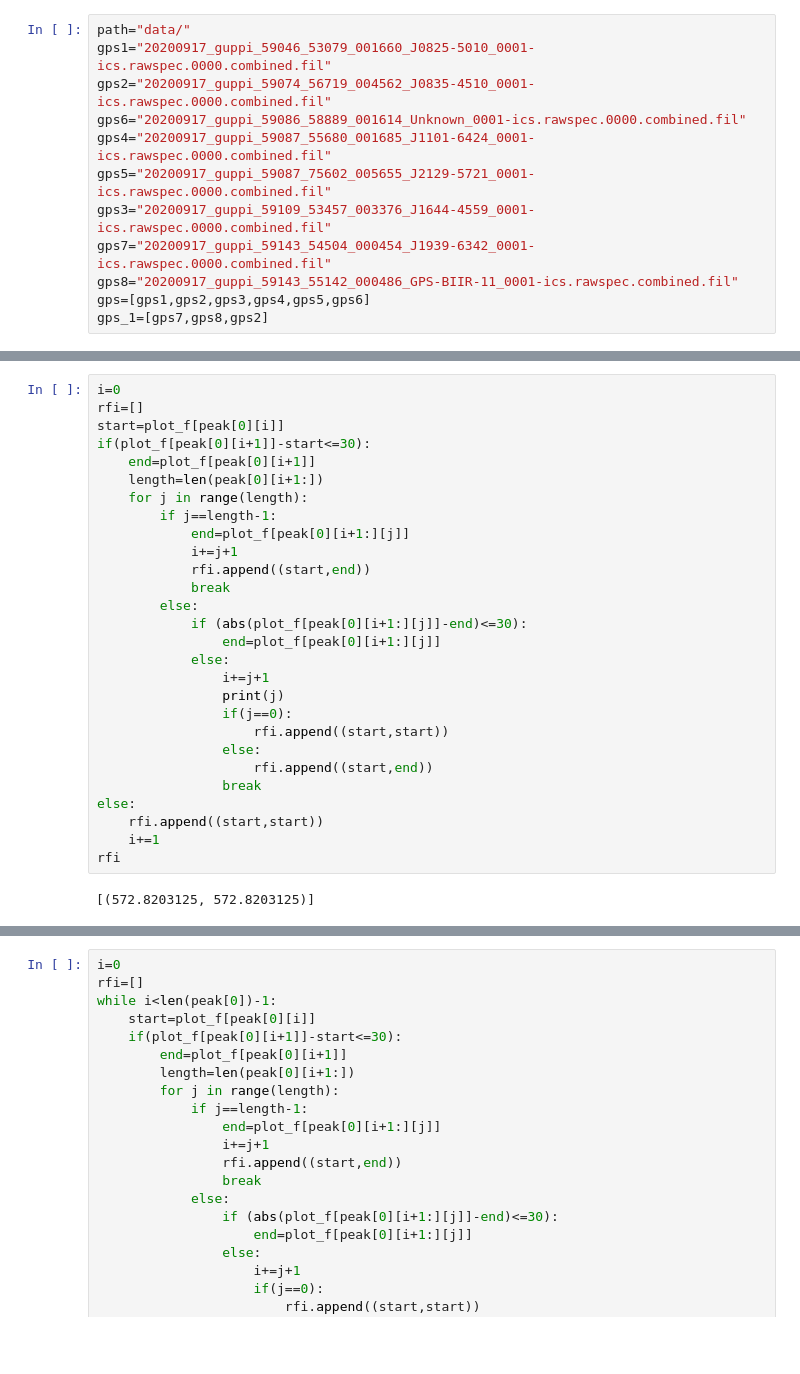
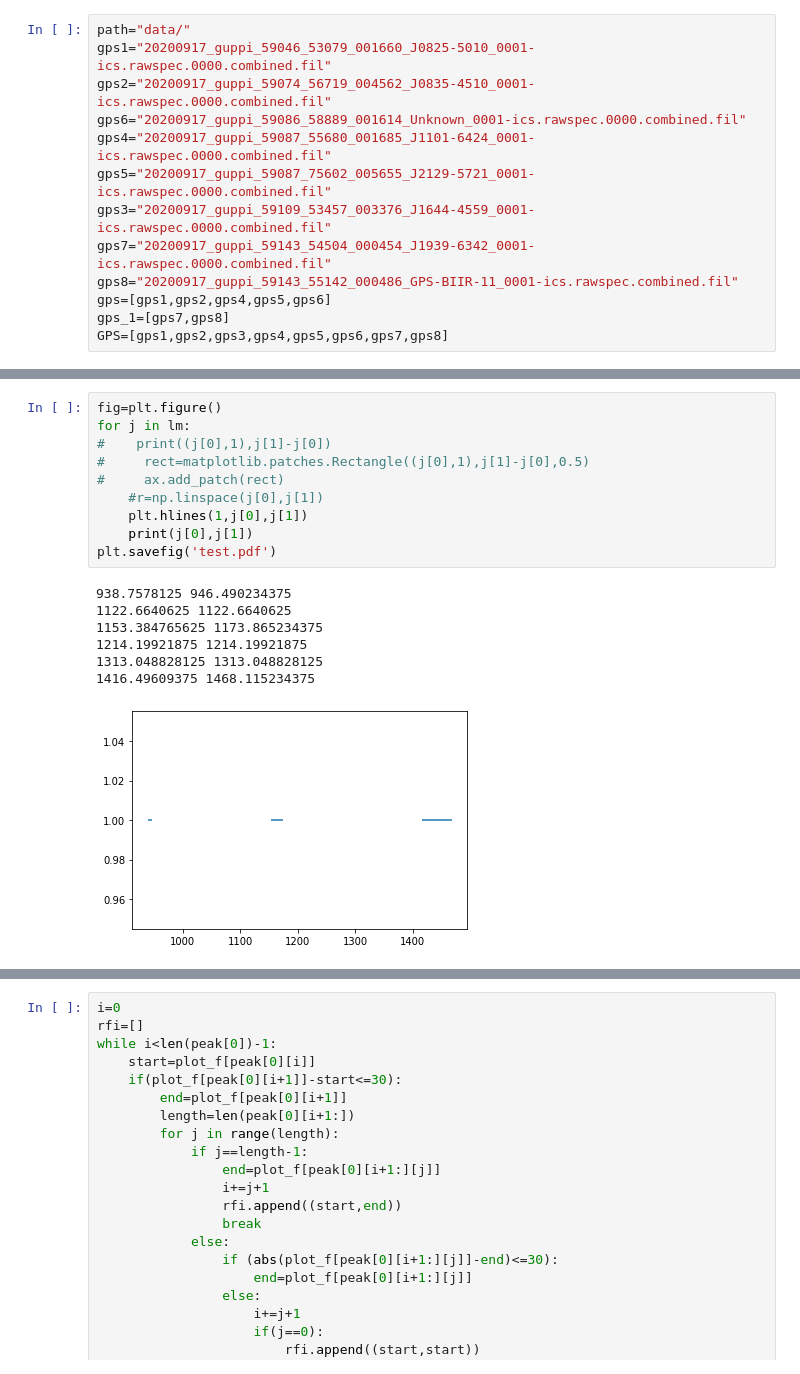
Before and after one commit to ZaynAmell/result, a Jupyter notebook: RFI.ipynb, the cells around one changed output, grey strips where cells are left out. Drawn from its saved outputs; the diff is of its cells as text; blank space fills up the shorter version.

```diff
--- a/RFI.ipynb
+++ b/RFI.ipynb
@@ -15,8 +16,9 @@ gps5="20200917_guppi_59087_75602_005655_J2129-5721_0001-ics.rawspec.0000.combine
 gps3="20200917_guppi_59109_53457_003376_J1644-4559_0001-ics.rawspec.0000.combined.fil"
 gps7="20200917_guppi_59143_54504_000454_J1939-6342_0001-ics.rawspec.0000.combined.fil"
 gps8="20200917_guppi_59143_55142_000486_GPS-BIIR-11_0001-ics.rawspec.combined.fil"
-gps=[gps1,gps2,gps3,gps4,gps5,gps6]
-gps_1=[gps7,gps8,gps2]
+gps=[gps1,gps2,gps4,gps5,gps6]
+gps_1=[gps7,gps8]
+GPS=[gps1,gps2,gps3,gps4,gps5,gps6,gps7,gps8]
 # %%
 wgps=[]
 wgps_1=[]
@@ -85,30 +36,18 @@ extracting integration 0...
-# %%
-i=0
-rfi=[]
-start=plot_f[peak[0][i]]
-if(plot_f[peak[0][i+1]]-start<=30):
-    end=plot_f[peak[0][i+1]]
-    length=len(peak[0][i+1:])
-    for j in range(length):
-        if j==length-1:
-            end=plot_f[peak[0][i+1:][j]]
-            i+=j+1
-            rfi.append((start,end))
-            break
-        else:
-            if (abs(plot_f[peak[0][i+1:][j]]-end)<=30):
-                end=plot_f[peak[0][i+1:][j]]
-            else:
-                i+=j+1
-                print(j)
-                if(j==0):
-                    rfi.append((start,start))
-                else:
-                    rfi.append((start,end))
-                break
-else:
-    rfi.append((start,start))
-    i+=1
-rfi
-# %% [output]
-[(572.8203125, 572.8203125)]
+# %%
+fig=plt.figure()
+for j in lm:
+#    print((j[0],1),j[1]-j[0])
+#     rect=matplotlib.patches.Rectangle((j[0],1),j[1]-j[0],0.5)
+#     ax.add_patch(rect)
+    #r=np.linspace(j[0],j[1])
+    plt.hlines(1,j[0],j[1])
+    print(j[0],j[1])
+plt.savefig('test.pdf')
+# %% [output]
+938.7578125 946.490234375
+1122.6640625 1122.6640625
+1153.384765625 1173.865234375
+1214.19921875 1214.19921875
+1313.048828125 1313.048828125
+1416.49609375 1468.115234375
+[figure, added]
```
Also changed, not shown: parts of 17 cells of this notebook, 15 other files.
